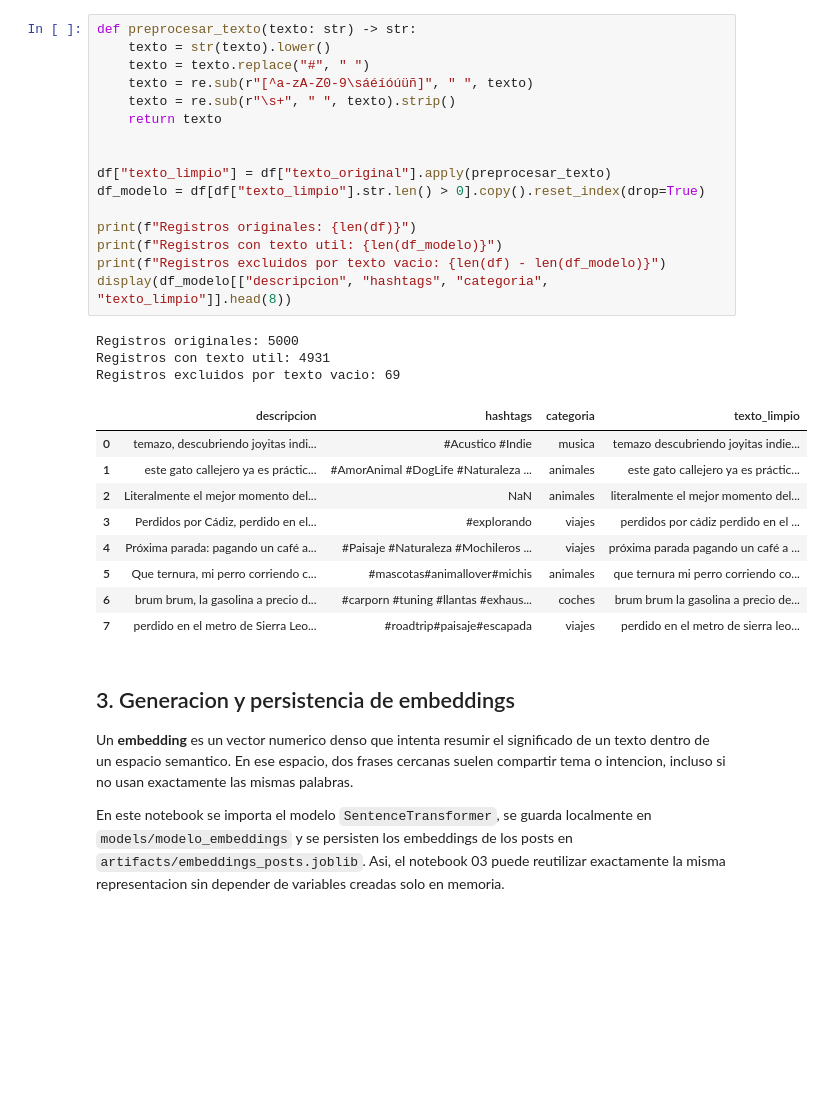
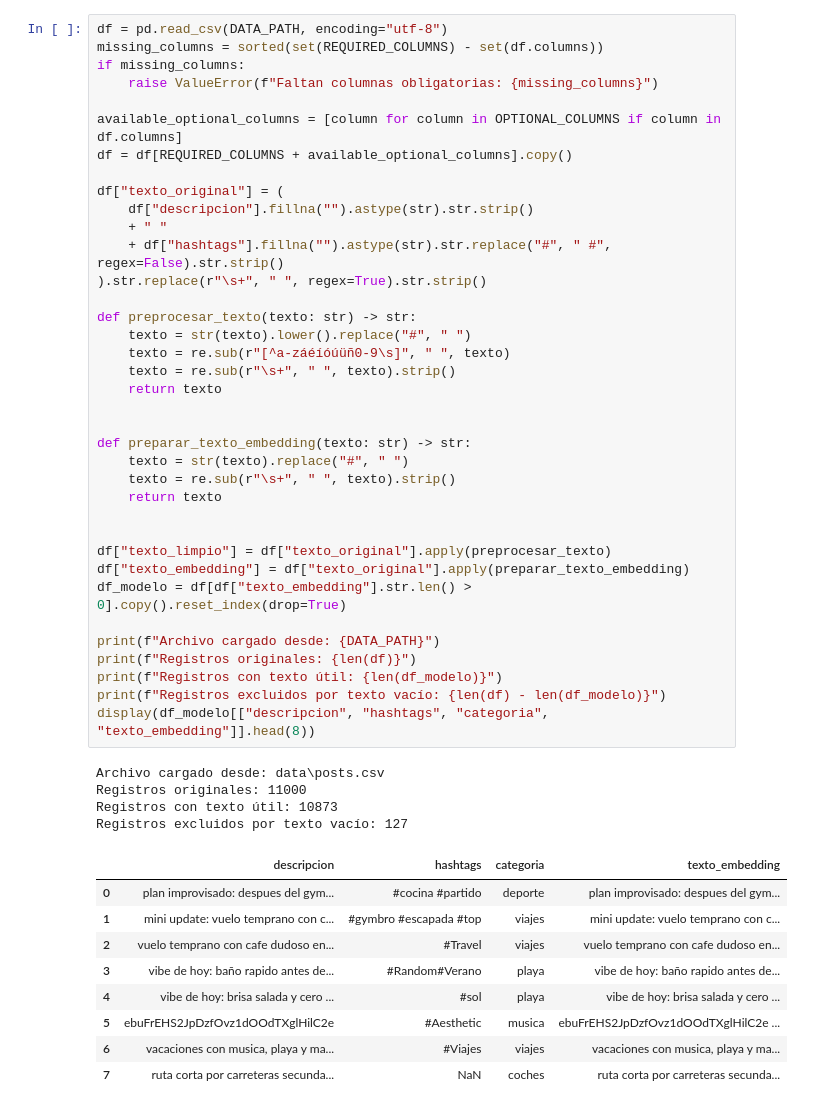
Before and after one commit to rafi412/Recomendacion-RRSS, a Jupyter notebook: 02_recomendacion_embeddings.ipynb, the cells around one changed output. Drawn from its saved outputs; the diff is of its cells as text; blank space fills up the shorter version.

Commit message:
Cambios en notebooks EDA, comparaciones

```diff
--- a/02_recomendacion_embeddings.ipynb
+++ b/02_recomendacion_embeddings.ipynb
@@ -72,35 +44,51 @@ Para mantener comparabilidad con el notebook 01, se reutiliza la misma idea de p
 # %%
+df = pd.read_csv(DATA_PATH, encoding="utf-8")
+missing_columns = sorted(set(REQUIRED_COLUMNS) - set(df.columns))
+if missing_columns:
+    raise ValueError(f"Faltan columnas obligatorias: {missing_columns}")
+
+available_optional_columns = [column for column in OPTIONAL_COLUMNS if column in df.columns]
+df = df[REQUIRED_COLUMNS + available_optional_columns].copy()
+
+df["texto_original"] = (
+    df["descripcion"].fillna("").astype(str).str.strip()
+    + " "
+    + df["hashtags"].fillna("").astype(str).str.replace("#", " #", regex=False).str.strip()
+).str.replace(r"\s+", " ", regex=True).str.strip()
+
 def preprocesar_texto(texto: str) -> str:
-    texto = str(texto).lower()
-    texto = texto.replace("#", " ")
-    texto = re.sub(r"[^a-zA-Z0-9\sáéíóúüñ]", " ", texto)
+    texto = str(texto).lower().replace("#", " ")
+    texto = re.sub(r"[^a-záéíóúüñ0-9\s]", " ", texto)
+    texto = re.sub(r"\s+", " ", texto).strip()
+    return texto
+
+
+def preparar_texto_embedding(texto: str) -> str:
+    texto = str(texto).replace("#", " ")
     texto = re.sub(r"\s+", " ", texto).strip()
     return texto
 
 
 df["texto_limpio"] = df["texto_original"].apply(preprocesar_texto)
-df_modelo = df[df["texto_limpio"].str.len() > 0].copy().reset_index(drop=True)
+df["texto_embedding"] = df["texto_original"].apply(preparar_texto_embedding)
+df_modelo = df[df["texto_embedding"].str.len() > 0].copy().reset_index(drop=True)
 
+print(f"Archivo cargado desde: {DATA_PATH}")
 print(f"Registros originales: {len(df)}")
-print(f"Registros con texto util: {len(df_modelo)}")
-print(f"Registros excluidos por texto vacio: {len(df) - len(df_modelo)}")
-display(df_modelo[["descripcion", "hashtags", "categoria", "texto_limpio"]].head(8))
+print(f"Registros con texto útil: {len(df_modelo)}")
+print(f"Registros excluidos por texto vacío: {len(df) - len(df_modelo)}")
+display(df_modelo[["descripcion", "hashtags", "categoria", "texto_embedding"]].head(8))
 # %% [output]
-Registros originales: 5000
-Registros con texto util: 4931
-Registros excluidos por texto vacio: 69
+Archivo cargado desde: data\posts.csv
+Registros originales: 11000
+Registros con texto útil: 10873
+Registros excluidos por texto vacío: 127
-|  | descripcion | hashtags | categoria | texto_limpio |
-| 0 | temazo, descubriendo joyitas indi... | #Acustico #Indie | musica | temazo descubriendo joyitas indie... |
-| 1 | este gato callejero ya es práctic... | #AmorAnimal #DogLife #Naturaleza ... | animales | este gato callejero ya es práctic... |
-| 2 | Literalmente el mejor momento del... | NaN | animales | literalmente el mejor momento del... |
-| 3 | Perdidos por Cádiz, perdido en el... | #explorando | viajes | perdidos por cádiz perdido en el ... |
-| 4 | Próxima parada: pagando un café a... | #Paisaje #Naturaleza #Mochileros ... | viajes | próxima parada pagando un café a ... |
-| 5 | Que ternura, mi perro corriendo c... | #mascotas#animallover#michis | animales | que ternura mi perro corriendo co... |
-| 6 | brum brum, la gasolina a precio d... | #carporn #tuning #llantas #exhaus... | coches | brum brum la gasolina a precio de... |
-| 7 | perdido en el metro de Sierra Leo... | #roadtrip#paisaje#escapada | viajes | perdido en el metro de sierra leo... |
+|  | descripcion | hashtags | categoria | texto_embedding |
+| 0 | plan improvisado: despues del gym... | #cocina #partido | deporte | plan improvisado: despues del gym... |
+| 1 | mini update: vuelo temprano con c... | #gymbro #escapada #top | viajes | mini update: vuelo temprano con c... |
+| 2 | vuelo temprano con cafe dudoso en... | #Travel | viajes | vuelo temprano con cafe dudoso en... |
+| 3 | vibe de hoy: baño rapido antes de... | #Random#Verano | playa | vibe de hoy: baño rapido antes de... |
+| 4 | vibe de hoy: brisa salada y cero ... | #sol | playa | vibe de hoy: brisa salada y cero ... |
+| 5 | ebuFrEHS2JpDzfOvz1dOOdTXglHilC2e | #Aesthetic | musica | ebuFrEHS2JpDzfOvz1dOOdTXglHilC2e ... |
+| 6 | vacaciones con musica, playa y ma... | #Viajes | viajes | vacaciones con musica, playa y ma... |
+| 7 | ruta corta por carreteras secunda... | NaN | coches | ruta corta por carreteras secunda... |
-# %% [markdown]
-## 3. Generacion y persistencia de embeddings
-
-Un **embedding** es un vector numerico denso que intenta resumir el significado de un texto dentro de un espacio semantico. En ese espacio, dos frases cercanas suelen compartir tema o intencion, incluso si no usan exactamente las mismas palabras.
-
-En este notebook se importa el modelo `SentenceTransformer`, se guarda localmente en `models/modelo_embeddings` y se persisten los embeddings de los posts en `artifacts/embeddings_posts.joblib`. Asi, el notebook 03 puede reutilizar exactamente la misma representacion sin depender de variables creadas solo en memoria.
```
Also changed, not shown: parts of 23 cells of this notebook, 17 other files.
